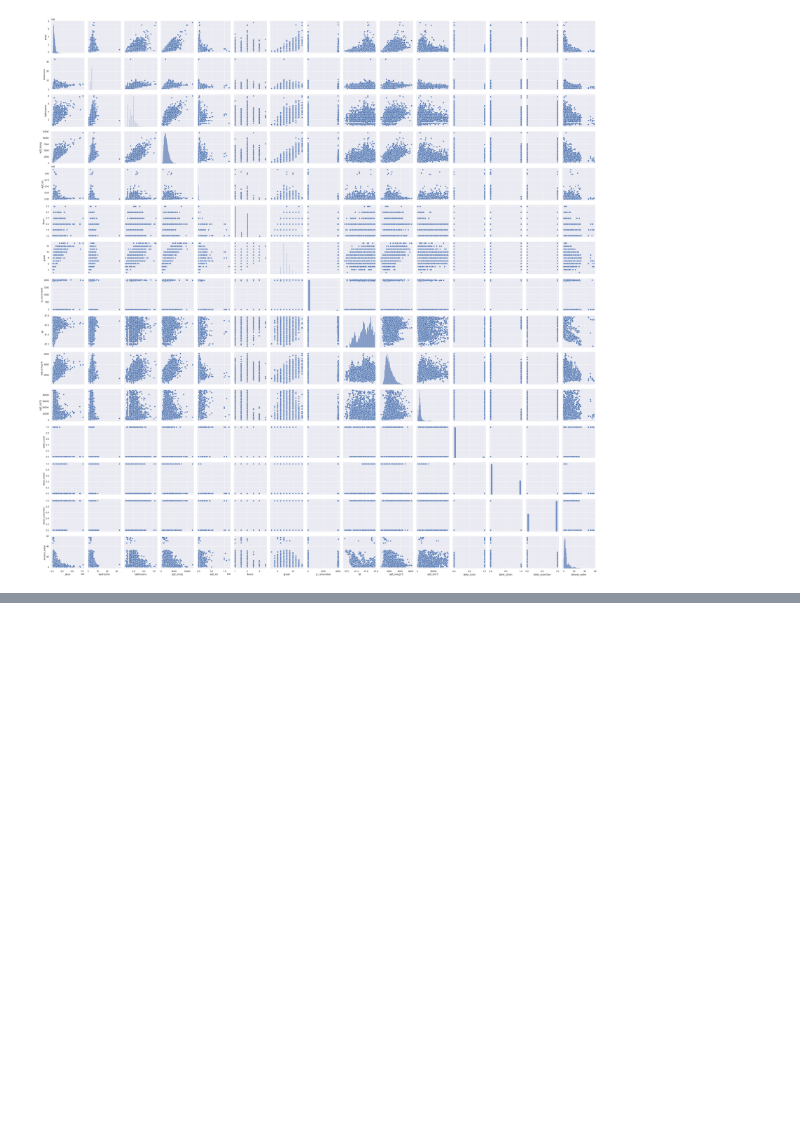
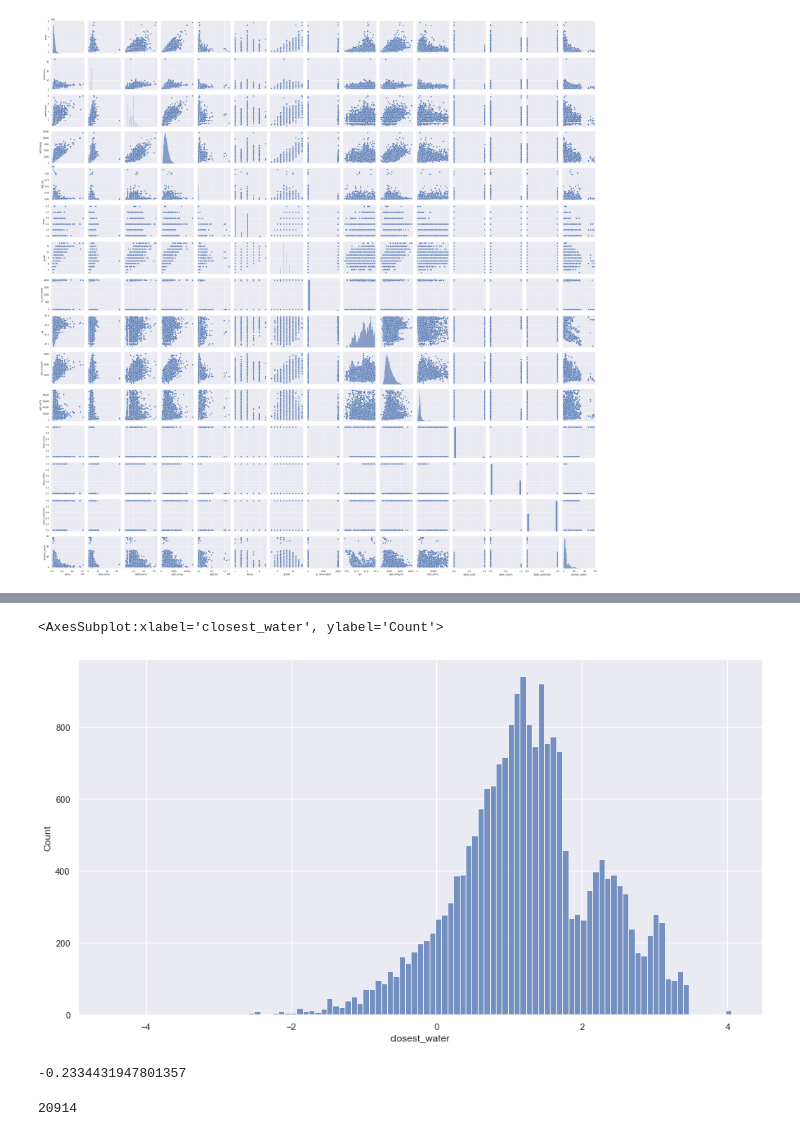
Before and after one commit to soohojp/Phase2_Project, a Jupyter notebook: Notebook.ipynb, the cells around one changed output, grey strips where cells are left out. Saved outputs shown, nothing was run; the diff lists cells and outputs as text; code cells hidden in the pictures; blank space fills up the shorter version.

```diff
--- a/Notebook.ipynb
+++ b/Notebook.ipynb
@@ -114,0 +200,13 @@ sns.pairplot(df[metrics_list])
+# %%
+sns.histplot(np.log(df2['closest_water']))
+# %% [output]
+<AxesSubplot:xlabel='closest_water', ylabel='Count'>
+[figure, added]
+# %%
+df2['price'].corr(np.log(df2['closest_water']))
+# %% [output]
+-0.2334431947801357
+# %%
+len(df2)
+# %% [output]
+20914
```
Also changed, not shown: parts of 23 cells of this notebook.
